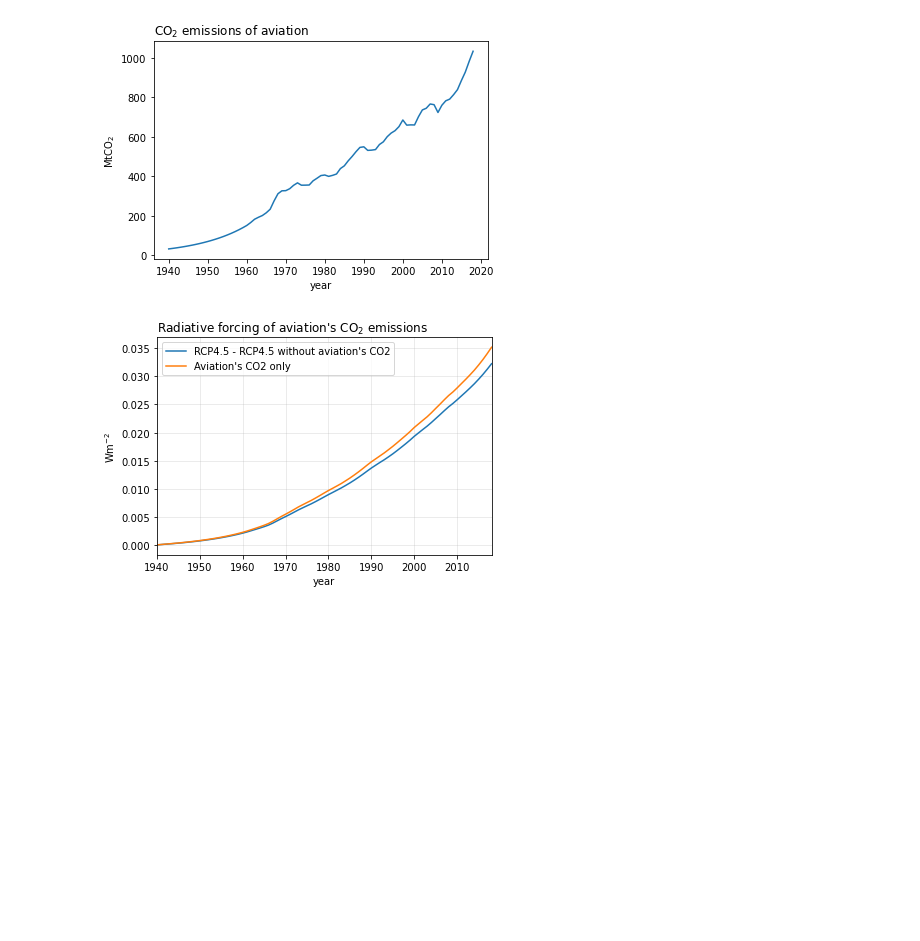
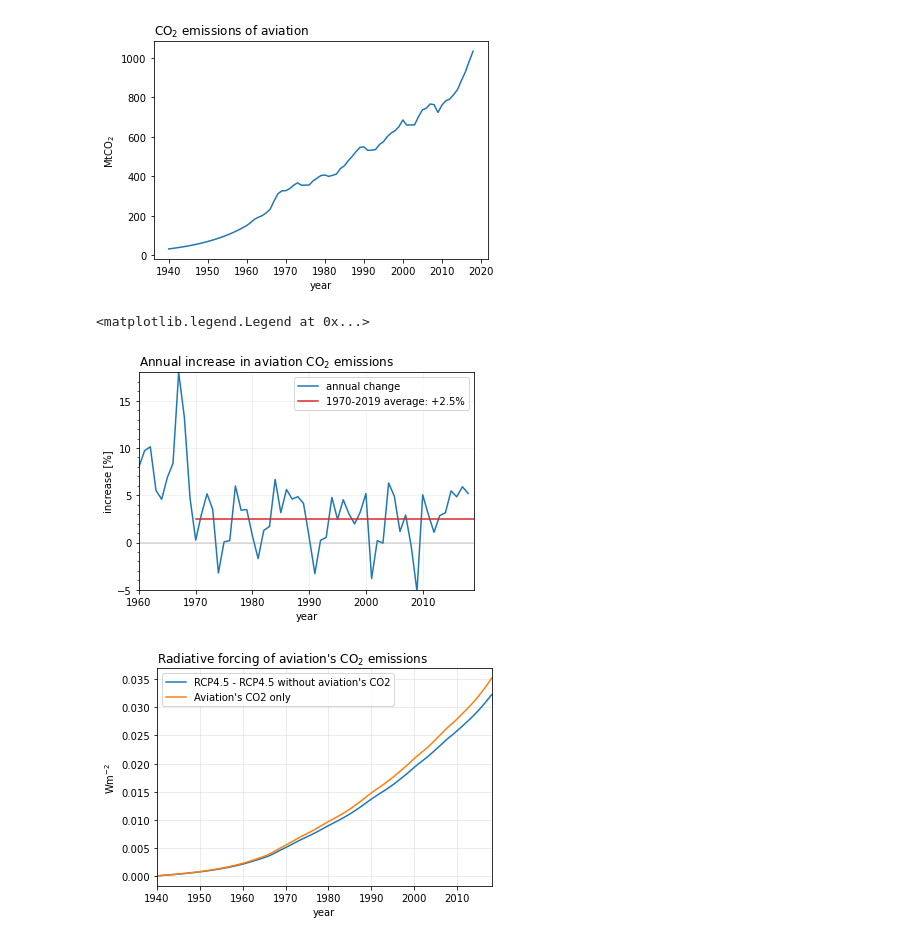
Before and after one commit to milankl/FlyingClimate, a Jupyter notebook: scripts/aviation_warming.ipynb, the cells around one changed output. Cells and saved outputs as stored; diff of their text form; code cells hidden in the pictures; blank space fills up the shorter version.

```diff
--- a/scripts/aviation_warming.ipynb
+++ b/scripts/aviation_warming.ipynb
@@ -164,6 +164,28 @@ plt.ylabel(r"MtCO$_2$")
 plt.xlabel("year");
 # %% [output]
 [figure]
+# %%
+annual_incr = co2_1940[1:]/co2_1940[:-1]
+start19XX = 1970-1940
+annual_incr_mean = 100*(np.mean(co2_1940[start19XX+1:]/co2_1940[start19XX:-1]) - 1)
+
+fig,ax = plt.subplots()
+
+ax.plot(np.arange(1941,2019),(annual_incr-1)*100,label="annual change")
+ax.axhline(0,color="grey",alpha=0.3)
+ax.plot([1970,2019],np.ones(2)*annual_incr_mean,color="C3",label="1970-2019 average: +{:.1f}%".format(annual_incr_mean))
+
+ax.set_title(r"Annual increase in aviation CO$_2$ emissions",loc="left")
+ax.set_xlim(1960,2019)
+ax.set_ylim(-5,18)
+ax.set_xlabel("year")
+ax.set_ylabel("increase [%]")
+ax.set_yticks(np.arange(-5,18),minor=True);
+ax.grid(alpha=0.2)
+ax.legend(loc=1)
+# %% [output]
+<matplotlib.legend.Legend at 0x...>
+[figure, added]
 # %%
 # RUN FAIR
 rcp_years = rcp26.Emissions.year
```
Also changed, not shown: parts of 14 cells of this notebook.
